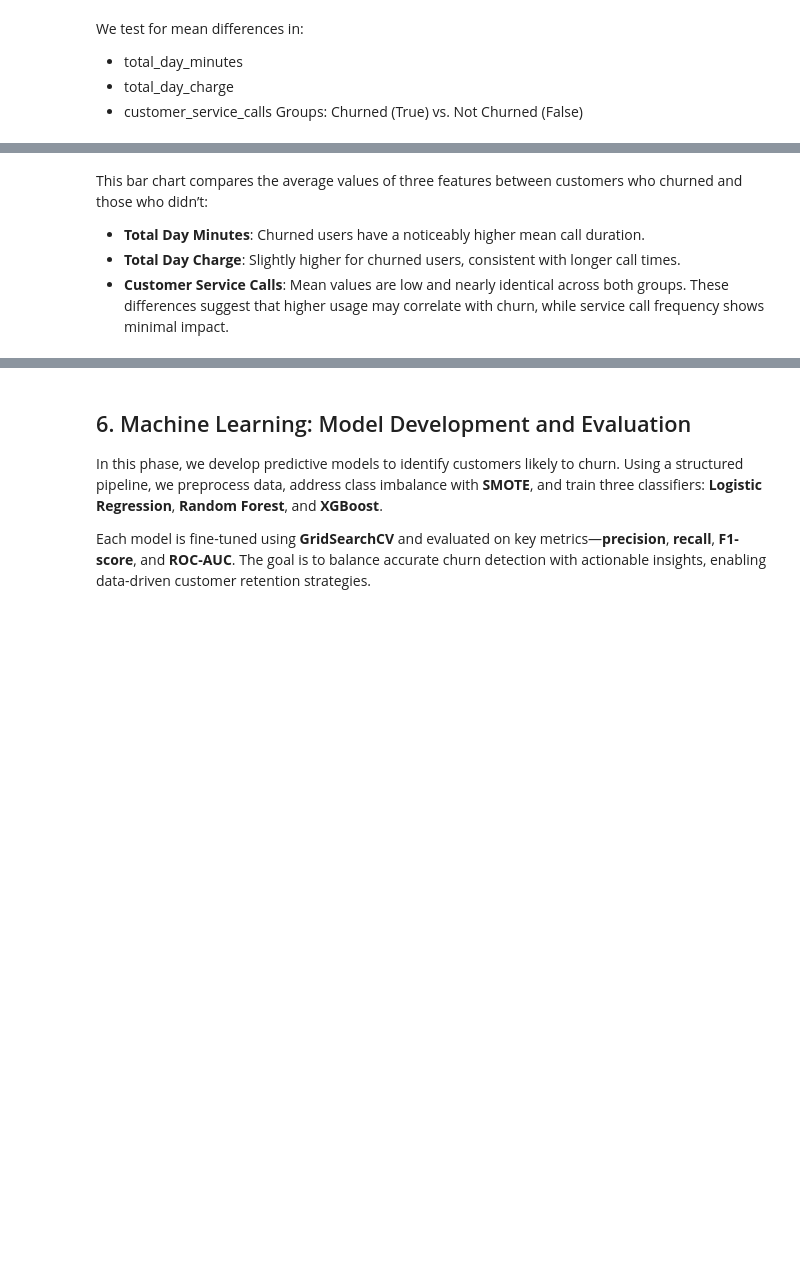
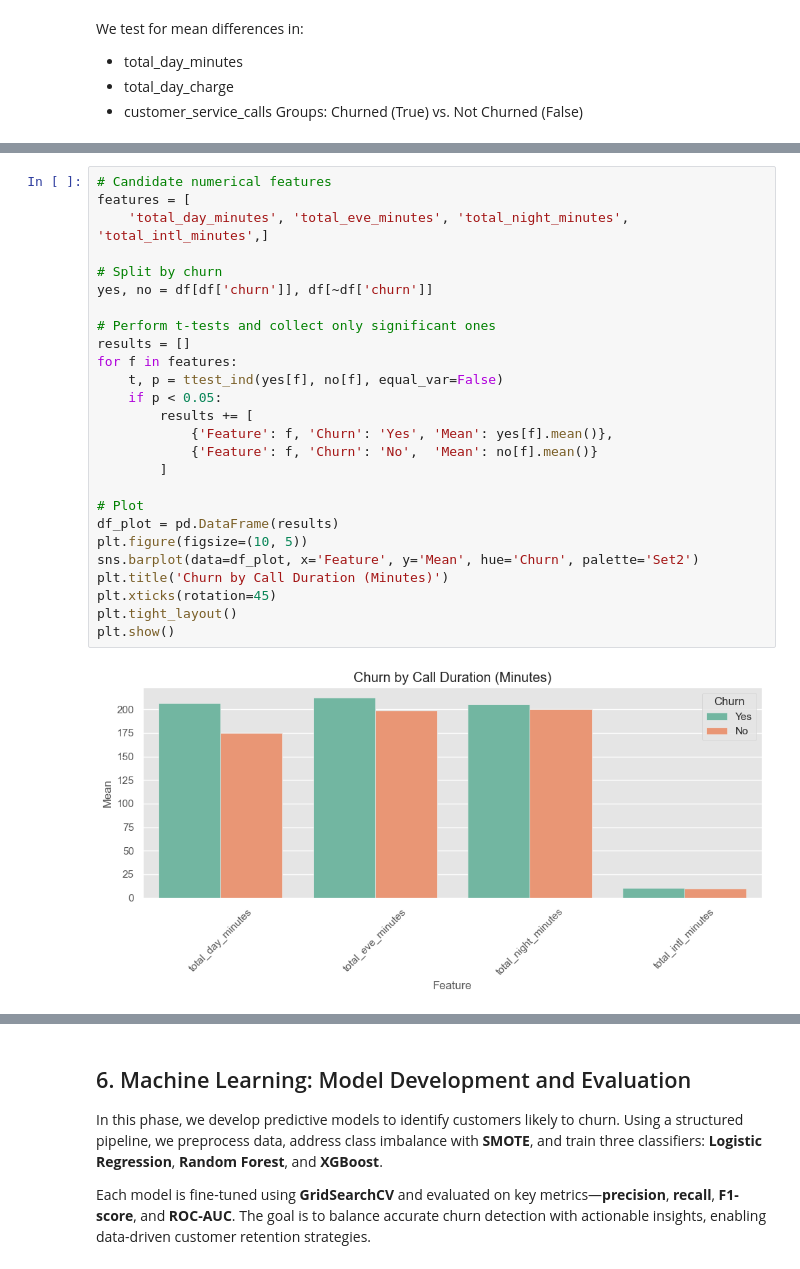
Before and after one commit to Mathews-Odongo/Customer_Churn, a Jupyter notebook: notebooks/Customer_churn.ipynb, the cells around one changed output, grey strips where cells are left out. Drawn from its saved outputs; the diff is of its cells as text; blank space fills up the shorter version.

```diff
--- a/notebooks/Customer_churn.ipynb
+++ b/notebooks/Customer_churn.ipynb
@@ -546,7 +502,28 @@ customer_service_calls: T = 8.9551, p = 0.0000
-# %% [markdown]
-This bar chart compares the average values of three features between customers who churned and those who didn’t:
-
-- **Total Day Minutes**: Churned users have a noticeably higher mean call duration.
-- **Total Day Charge**: Slightly higher for churned users, consistent with longer call times.
-- **Customer Service Calls**: Mean values are low and nearly identical across both groups.
-These differences suggest that higher usage may correlate with churn, while service call frequency shows minimal impact.
+# %%
+# Candidate numerical features
+features = [
+    'total_day_minutes', 'total_eve_minutes', 'total_night_minutes', 'total_intl_minutes',]
+
+# Split by churn
+yes, no = df[df['churn']], df[~df['churn']]
+
+# Perform t-tests and collect only significant ones
+results = []
+for f in features:
+    t, p = ttest_ind(yes[f], no[f], equal_var=False)
+    if p < 0.05:
+        results += [
+            {'Feature': f, 'Churn': 'Yes', 'Mean': yes[f].mean()},
+            {'Feature': f, 'Churn': 'No',  'Mean': no[f].mean()}
+        ]
+
+# Plot
+df_plot = pd.DataFrame(results)
+plt.figure(figsize=(10, 5))
+sns.barplot(data=df_plot, x='Feature', y='Mean', hue='Churn', palette='Set2')
+plt.title('Churn by Call Duration (Minutes)')
+plt.xticks(rotation=45)
+plt.tight_layout()
+plt.show()
+# %% [output]
+[figure, added]
```
Also changed, not shown: parts of 24 cells of this notebook.
